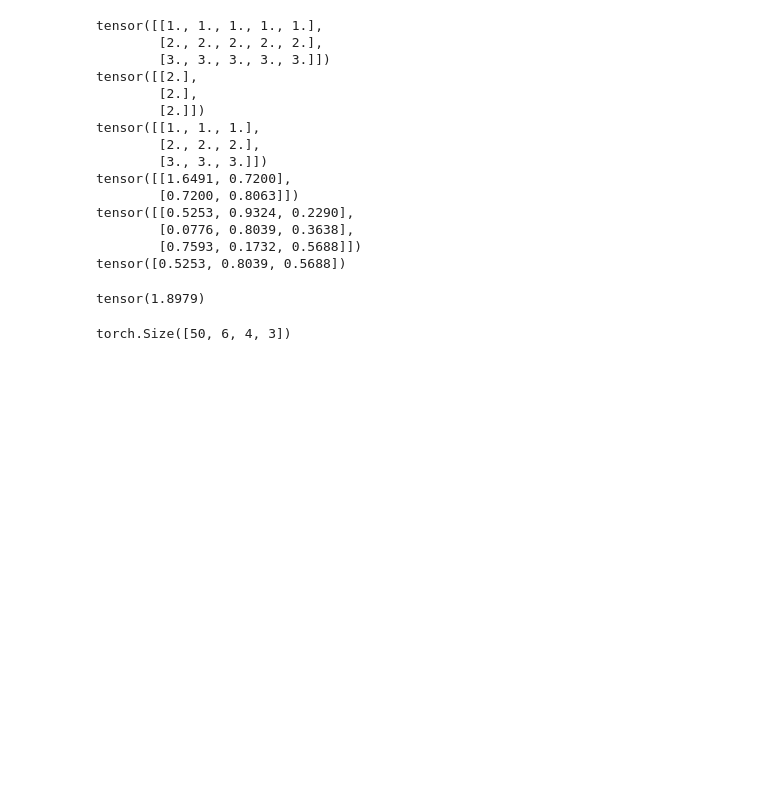
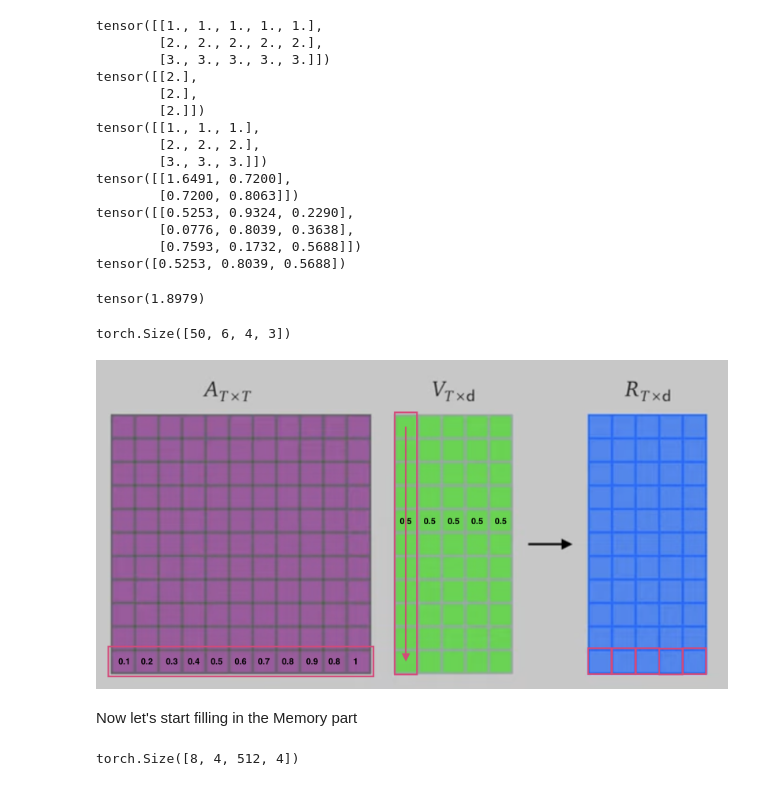
Before and after one commit to jdebaer/PaperImplementations, a Jupyter notebook: MemorizingTransformer/ExplainEinsum.ipynb, the cells around one changed output. Cells and saved outputs as stored; diff of their text form; code cells hidden in the pictures; blank space fills up the shorter version.

Commit message:
Need to rework attn_weights formula next

```diff
--- a/MemorizingTransformer/ExplainEinsum.ipynb
+++ b/MemorizingTransformer/ExplainEinsum.ipynb
@@ -292,0 +295,77 @@ def forward(self, input_data):  # What comes in in (b_s, seq_len, embed_dim)
+# %%
+from IPython.display import Image
+Image("./attention2.png")
+# %% [output]
+[figure, added]
+# %% [markdown]
+Now let's start filling in the Memory part
+# %%
+# What we want to do before applying Wo is the below, and even BEFORE restoring the embedding_dim over the heads.
+# This is because each attn head has its own memory (even though they are all sharing the same memory in the vid's implementation)
+# So essentially we want to do the below for each attn head (which means we need num_attn_head of these gates):
+
+# multihead_mem_context_vector = (mem_context_vector * gate) + (multihead_context_vector * (1 - gate))
+
+# The means mem_context_vector needs to also have dim (b_s, num_attn_heads, seq_len, head_dim) aka (b, h, s, d) and gate needs to add
+# these up in the final (d) dimension.
+
+# Now for Memory the input are queries and the outputs (our inputs) are the retrieved memories:
+
+# Some fake queries:
+queries = torch.randn(b_s, num_attn_heads, seq_len, head_dim) # -> Memory expects (b_s, seq_len, mem_dim), once per attn head
+
+top_k = 3
+
+queries = rearrange(queries, 'b h s d -> b s (h d)') # This basically restores the queries to how they come in in forward()
+# This already implies that mem_dim is embed_dim
+
+# mem_keys_and_valyes = mem.query(queries, top_k)
+# Let's use fake memories for now:
+# Memory query returns (b_s, seq_len, top_k, 2, mem_dim), so the below implies mem_dim == embed_dim
+mem_keys_and_values = torch.randn(b_s, seq_len, top_k, 2, num_attn_heads * head_dim)
+
+mem_keys, mem_values = mem_keys_and_values.unbind(-2) # Unbind on the '2'
+
+# Even though the memories are embed_dim, we add them at the level of the attn head, so we need to split them. The idea is that
+# each head can learn to use the memory or not and to what extent.
+
+mem_keys = rearrange(mem_keys, 'b s k (h d) -> b h s k d', h = num_attn_heads)
+mem_values = rearrange(mem_values, 'b s k (h d) -> b h s k d', h = num_attn_heads)
+
+# We calculate attn scores per head as in a normal head, but the keys are the keys from memory.
+
+# In order to do this, we need to break up the queries again over the attn heads (optimize, this is inverse of the above):
+queries = rearrange(queries, 'b s (h d) -> b h s d', h=num_attn_heads)
+
+# NO!!! The below needs to be reworked, the video is correct because for the kNN mem we don't need to have the seq_len x seq_len grid.
+# The latter is an optimization for training and that is not applicable here, we can simply take the last context vector and only
+# work with that. Good question to ask a class.
+
+# REWORK FROM HERE ON!!!
+
+
+# Copied from above with keys -> mem_keys, which has extra dim k -> (b h s k d)
+attn_scores = einsum(queries, mem_keys, 'b h s1 d, b h s2 k d -> b h s1 s2 k') #Essentially we want 3 dot products for each tokenidxtokenid
+# attn_scores.shape # -> torch.Size([8, 4, 512, 512, 3])
+# Vid does the below (44:20) but I don't think this is correct:
+#attn_scores = einsum(queries, mem_keys, 'b h s d, b h s k d -> b h s k')  # Basically we get a dot product in each of the 3 k's
+attn_scores = attn_scores * (head_dim ** -0.5)
+
+# Normally here we do causal masking, but we can look at the whole memories as they are memories (keys) so no masking needed.
+
+# Softmax as usual, be it on attn_scores instead of masked_attn_scores:
+# Softmax here is just to scale them all between 0 and 1, so we can apply it to the last dimension here as well.
+
+import torch.nn.functional as F
+attn_weights = F.softmax(attn_scores, dim = -1)      # This is (b h s s k)
+
+# Mm with values: (b h s s k) @ (b h s k d)
+
+#head_context_vectors = attn_weights@mem_values
+
+head_context_vectors = einsum(attn_weights, mem_values, 'b h s1 s2 k, b h s2 k d -> b h s1 d')
+# s1 here is the row (vertical) dimension, so each s2 is the row itself, which is multiplied with the value column, as per the diagram
+
+head_context_vectors.shape
+# %% [output]
+torch.Size([8, 4, 512, 4])
```
Also changed, not shown: parts of 2 cells of this notebook.
